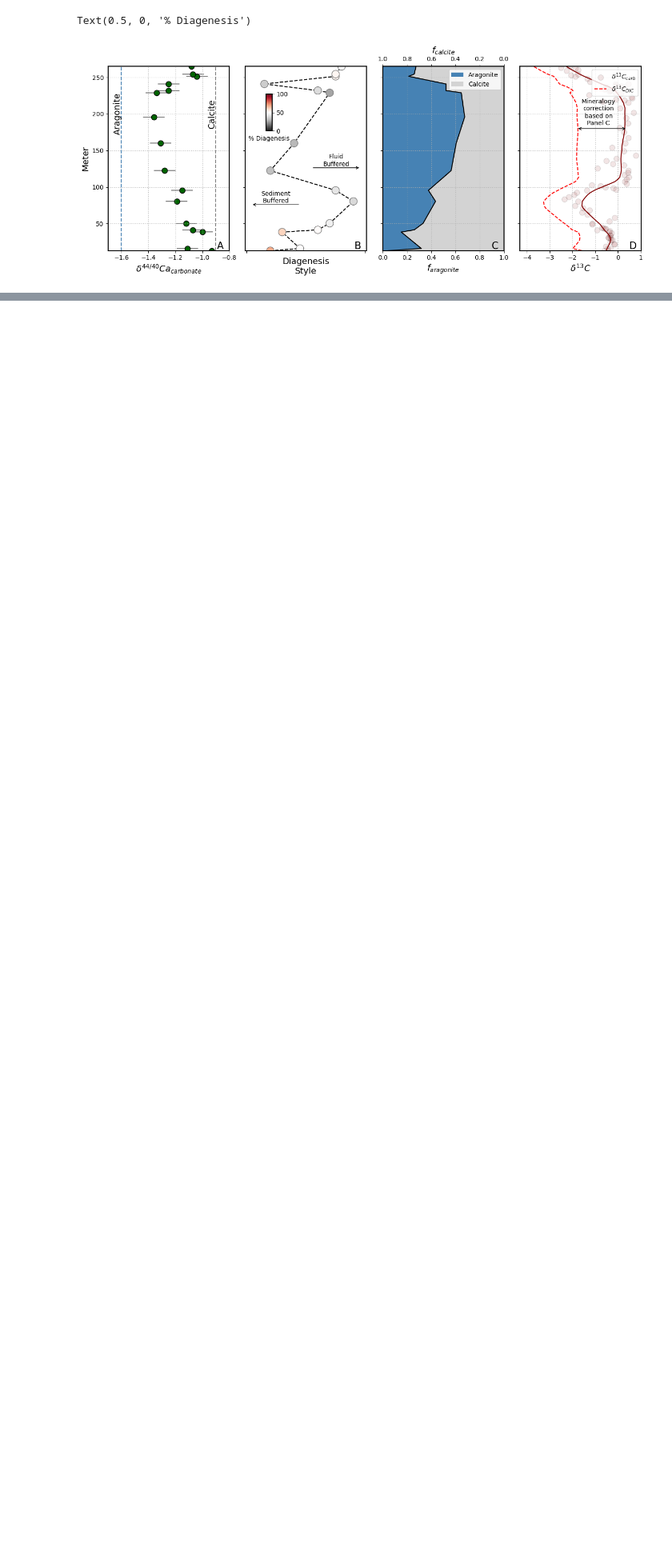
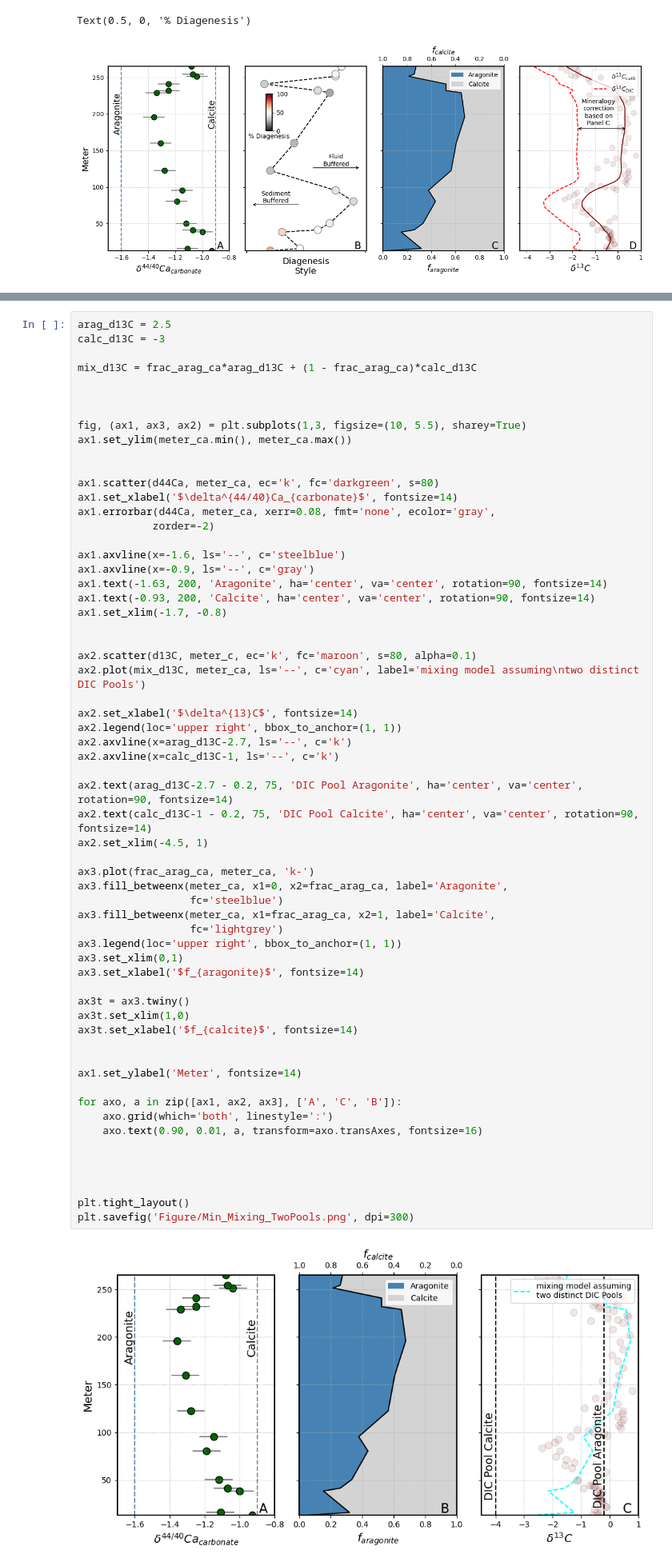
Before and after one commit to datuadiatma/CaOrdovician, a Jupyter notebook: Plot_AragoniteCalciteMixing.ipynb, the cells around one changed output, grey strips where cells are left out. Shown at 80% size. Cells and saved outputs as stored; diff of their text form; blank space fills up the shorter version.

Commit message:
add scenario with two DIC pools for supplement

```diff
--- a/Plot_AragoniteCalciteMixing.ipynb
+++ b/Plot_AragoniteCalciteMixing.ipynb
@@ -1023,0 +1024,63 @@ Text(0.5, 0, '% Diagenesis')
+# %%
+arag_d13C = 2.5
+calc_d13C = -3
+
+mix_d13C = frac_arag_ca*arag_d13C + (1 - frac_arag_ca)*calc_d13C
+
+
+
+fig, (ax1, ax3, ax2) = plt.subplots(1,3, figsize=(10, 5.5), sharey=True)
+ax1.set_ylim(meter_ca.min(), meter_ca.max())
+
+
+ax1.scatter(d44Ca, meter_ca, ec='k', fc='darkgreen', s=80)
+ax1.set_xlabel('$\delta^{44/40}Ca_{carbonate}$', fontsize=14)
+ax1.errorbar(d44Ca, meter_ca, xerr=0.08, fmt='none', ecolor='gray',
+            zorder=-2)
+
+ax1.axvline(x=-1.6, ls='--', c='steelblue')
+ax1.axvline(x=-0.9, ls='--', c='gray')
+ax1.text(-1.63, 200, 'Aragonite', ha='center', va='center', rotation=90, fontsize=14)
+ax1.text(-0.93, 200, 'Calcite', ha='center', va='center', rotation=90, fontsize=14)
+ax1.set_xlim(-1.7, -0.8)
+
+
+ax2.scatter(d13C, meter_c, ec='k', fc='maroon', s=80, alpha=0.1)
+ax2.plot(mix_d13C, meter_ca, ls='--', c='cyan', label='mixing model assuming\ntwo distinct DIC Pools')
+
+ax2.set_xlabel('$\delta^{13}C$', fontsize=14)
+ax2.legend(loc='upper right', bbox_to_anchor=(1, 1))
+ax2.axvline(x=arag_d13C-2.7, ls='--', c='k')
+ax2.axvline(x=calc_d13C-1, ls='--', c='k')
+
+ax2.text(arag_d13C-2.7 - 0.2, 75, 'DIC Pool Aragonite', ha='center', va='center', rotation=90, fontsize=14)
+ax2.text(calc_d13C-1 - 0.2, 75, 'DIC Pool Calcite', ha='center', va='center', rotation=90, fontsize=14)
+ax2.set_xlim(-4.5, 1)
+
+ax3.plot(frac_arag_ca, meter_ca, 'k-')
+ax3.fill_betweenx(meter_ca, x1=0, x2=frac_arag_ca, label='Aragonite',
+                  fc='steelblue')
+ax3.fill_betweenx(meter_ca, x1=frac_arag_ca, x2=1, label='Calcite',
+                  fc='lightgrey')
+ax3.legend(loc='upper right', bbox_to_anchor=(1, 1))
+ax3.set_xlim(0,1)
+ax3.set_xlabel('$f_{aragonite}$', fontsize=14)
+
+ax3t = ax3.twiny()
+ax3t.set_xlim(1,0)
+ax3t.set_xlabel('$f_{calcite}$', fontsize=14)
+
+
+ax1.set_ylabel('Meter', fontsize=14)
+
+for axo, a in zip([ax1, ax2, ax3], ['A', 'C', 'B']):
+    axo.grid(which='both', linestyle=':')
+    axo.text(0.90, 0.01, a, transform=axo.transAxes, fontsize=16)
+
+
+
+
+plt.tight_layout()
+plt.savefig('Figure/Min_Mixing_TwoPools.png', dpi=300)
+# %% [output]
+[figure, added]
```
Also changed, not shown: parts of 1 cell of this notebook, 5 other files.
